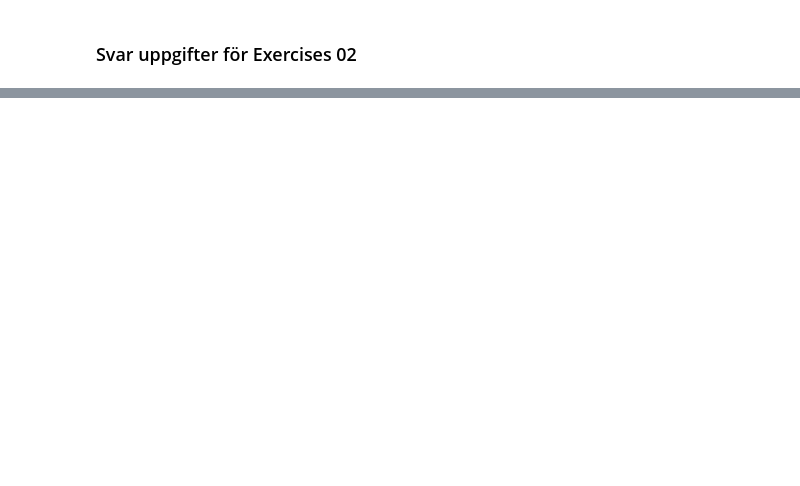
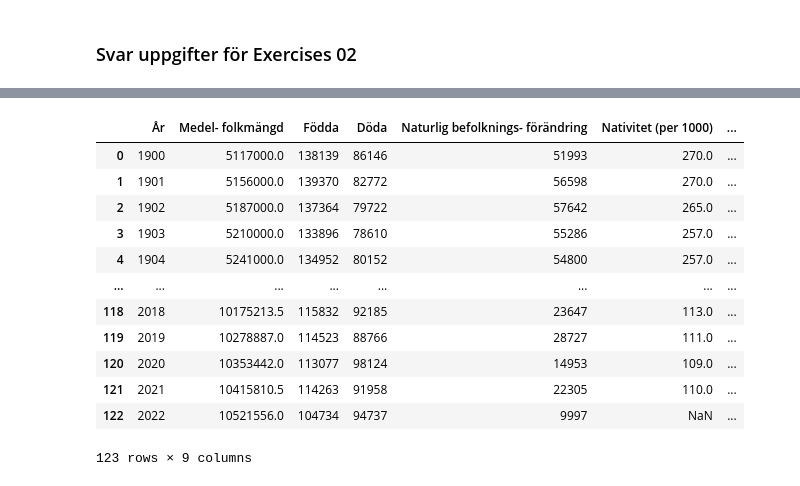
Before and after one commit to HanFredriksson/AI-plugg-filer-Hannes-Fredriksson, a Jupyter notebook: Databehandling/Exercises/Exercises-02.ipynb, the cells around one changed output, grey strips where cells are left out. Cells and saved outputs as stored; diff of their text form; code cells hidden in the pictures; blank space fills up the shorter version.

```diff
--- a/Databehandling/Exercises/Exercises-02.ipynb
+++ b/Databehandling/Exercises/Exercises-02.ipynb
@@ -26,0 +27,19 @@ befolknings_data
+# %%
+
+convert_object_to_numbers(befolknings_data)
+
+befolknings_data
+# %% [output]
+|  | År | Medel- folkmängd | Födda | Döda | Naturlig befolknings- förändring | Nativitet (per 1000) | ... |
+| 0 | 1900 | 5117000.0 | 138139 | 86146 | 51993 | 270.0 | ... |
+| 1 | 1901 | 5156000.0 | 139370 | 82772 | 56598 | 270.0 | ... |
+| 2 | 1902 | 5187000.0 | 137364 | 79722 | 57642 | 265.0 | ... |
+| 3 | 1903 | 5210000.0 | 133896 | 78610 | 55286 | 257.0 | ... |
+| 4 | 1904 | 5241000.0 | 134952 | 80152 | 54800 | 257.0 | ... |
+| ... | ... | ... | ... | ... | ... | ... | ... |
+| 118 | 2018 | 10175213.5 | 115832 | 92185 | 23647 | 113.0 | ... |
+| 119 | 2019 | 10278887.0 | 114523 | 88766 | 28727 | 111.0 | ... |
+| 120 | 2020 | 10353442.0 | 113077 | 98124 | 14953 | 109.0 | ... |
+| 121 | 2021 | 10415810.5 | 114263 | 91958 | 22305 | 110.0 | ... |
+| 122 | 2022 | 10521556.0 | 104734 | 94737 | 9997 | NaN | ... |
+123 rows × 9 columns
```
Also changed, not shown: parts of 13 cells of this notebook, 1 other file.
